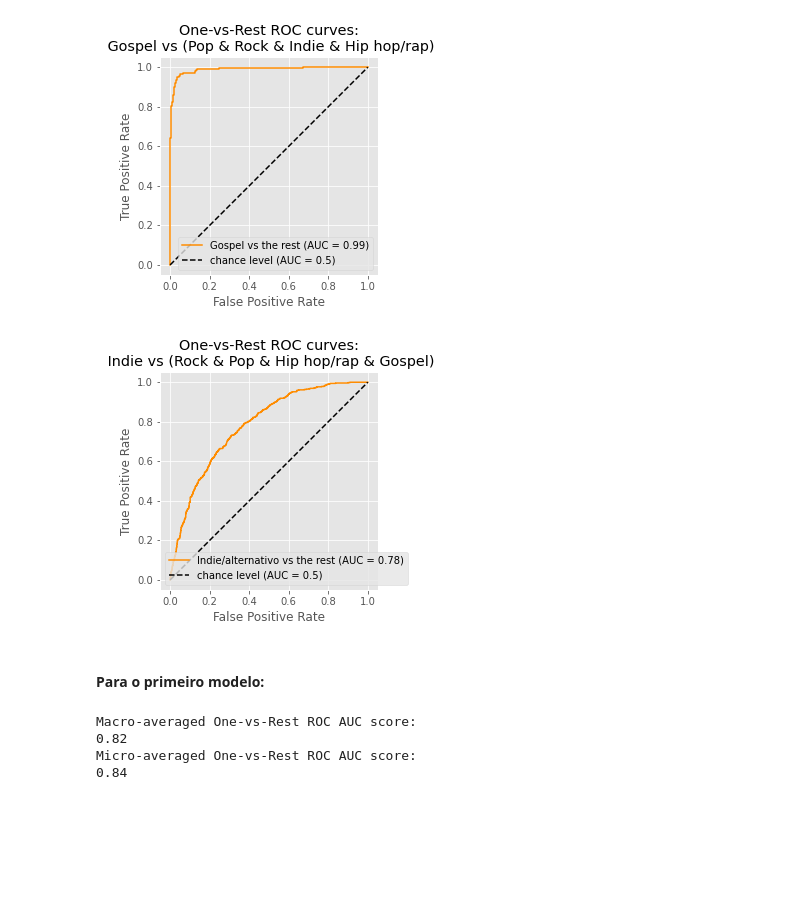
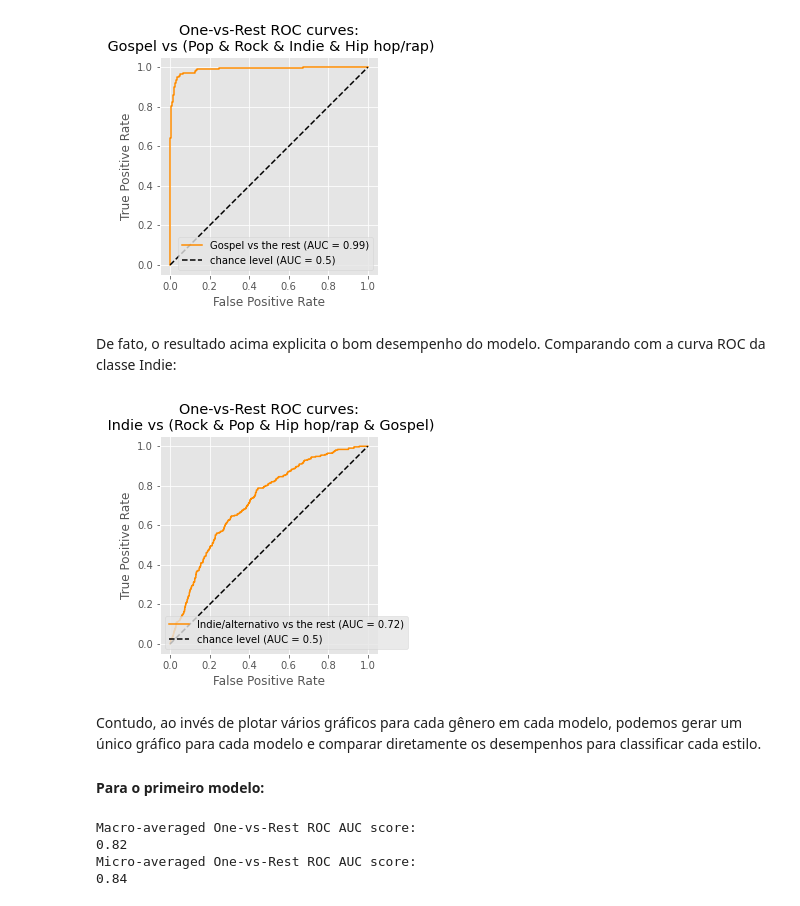
Before and after one commit to Perez-Amanda/Recuperacao_de_Informacao, a Jupyter notebook: relatório.ipynb, the cells around one changed output. Drawn from its saved outputs; the diff is of its cells as text; code cells hidden in the pictures; blank space fills up the shorter version.

```diff
--- a/classificador.ipynb
+++ b/relatório.ipynb
@@ -533,24 +540,28 @@ plt.legend()
 plt.show()
 # %% [output]
 [figure]
+# %% [markdown]
+De fato, o resultado acima explicita o bom desempenho do modelo. Comparando com a curva ROC da classe Indie:
 # %%
 RocCurveDisplay.from_predictions(
-    y_onehot_test[:, 1],
-    y_score2[:, 1],
+    y_onehot_test[:, 2],
+    y_score2[:, 2],
     name=f"Indie/alternativo vs the rest",
     color="darkorange",
 )
 plt.plot([0, 1], [0, 1], "k--", label="chance level (AUC = 0.5)")
 plt.axis("square")
 plt.xlabel("False Positive Rate")
 plt.ylabel("True Positive Rate")
 plt.title("One-vs-Rest ROC curves:\n Indie vs (Rock & Pop & Hip hop/rap & Gospel)")
 plt.legend()
 plt.show()
 # %% [output]
-[figure, old version]
+[figure, new version]
-# %% [markdown]
-#### Para o primeiro modelo:
+# %% [markdown]
+Contudo, ao invés de plotar vários gráficos para cada gênero em cada modelo, podemos gerar um único gráfico para cada modelo e comparar diretamente os desempenhos para classificar cada estilo.
+
+#### Para o primeiro modelo:
 # %%
 fpr, tpr, roc_auc = dict(), dict(), dict()
 
```
Also changed, not shown: parts of 19 cells of this notebook.
